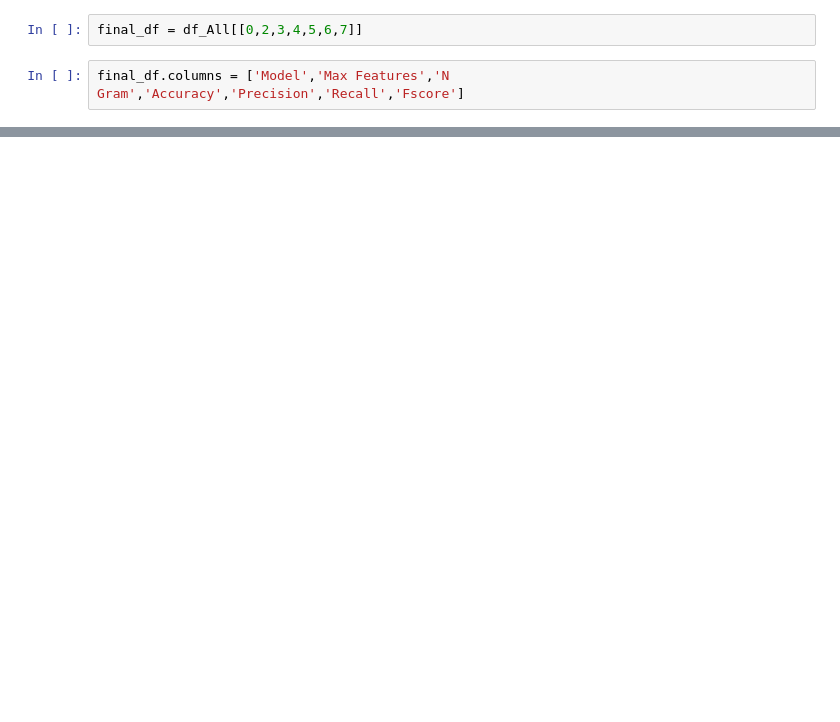
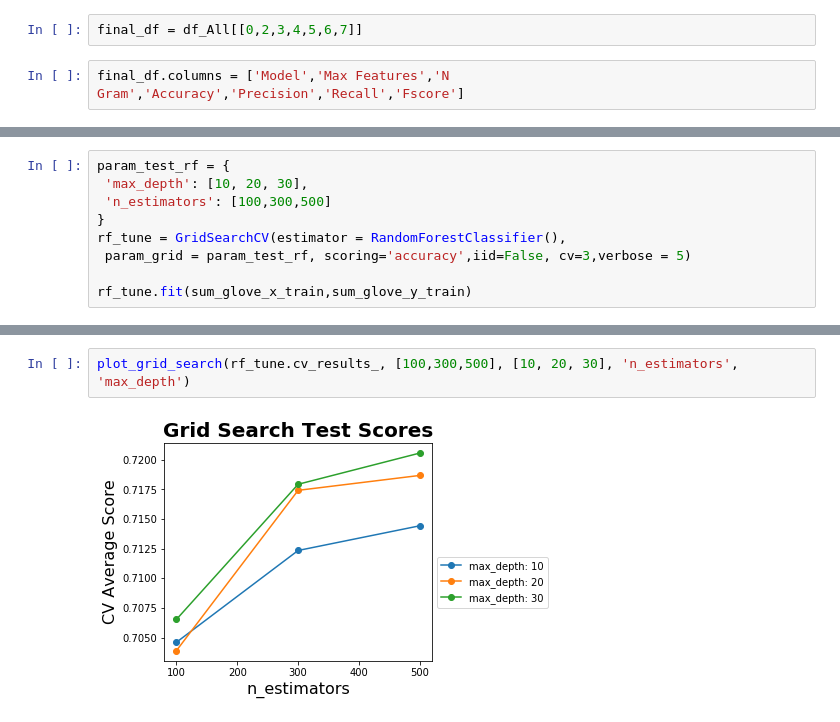
Before and after one commit to lynnliu2018ml/PresentAI, a Jupyter notebook: 2019/Feature_Engineering_Modelling-checkpoint.ipynb, the cells around one changed output, grey strips where cells are left out. Cells and saved outputs as stored; diff of their text form; blank space fills up the shorter version.

```diff
--- a/2019/Feature_Engineering_Modelling-checkpoint.ipynb
+++ b/2019/Feature_Engineering_Modelling-checkpoint.ipynb
@@ -479,0 +584,9 @@ final_df
+# %%
+param_test_rf = {
+ 'max_depth': [10, 20, 30],
+ 'n_estimators': [100,300,500]
+}
+rf_tune = GridSearchCV(estimator = RandomForestClassifier(),
+ param_grid = param_test_rf, scoring='accuracy',iid=False, cv=3,verbose = 5)
+
+rf_tune.fit(sum_glove_x_train,sum_glove_y_train)
@@ -479,0 +639,4 @@ final_df
+# %%
+plot_grid_search(rf_tune.cv_results_, [100,300,500], [10, 20, 30], 'n_estimators', 'max_depth')
+# %% [output]
+[figure, added]
```
Also changed, not shown: parts of 45 cells of this notebook.
